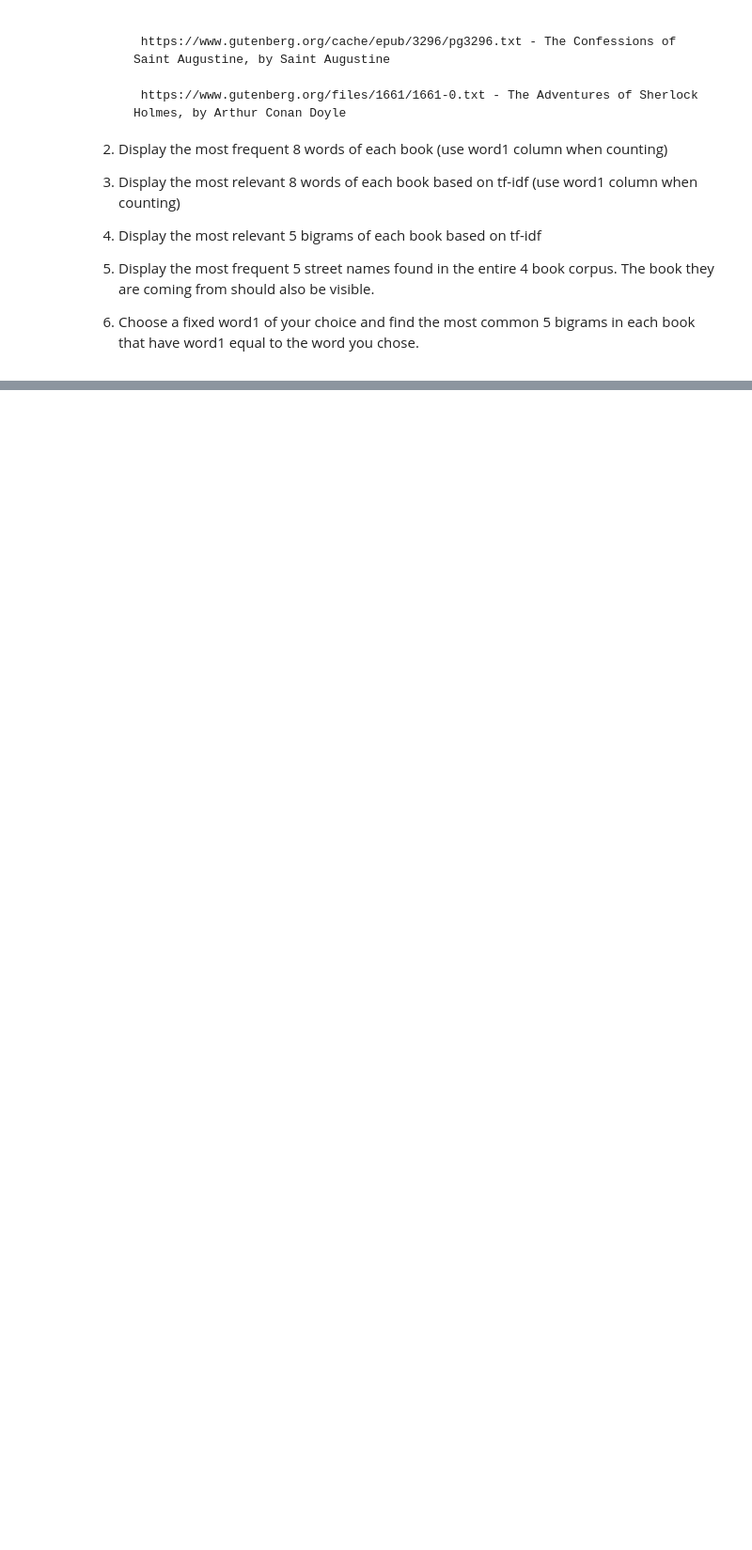
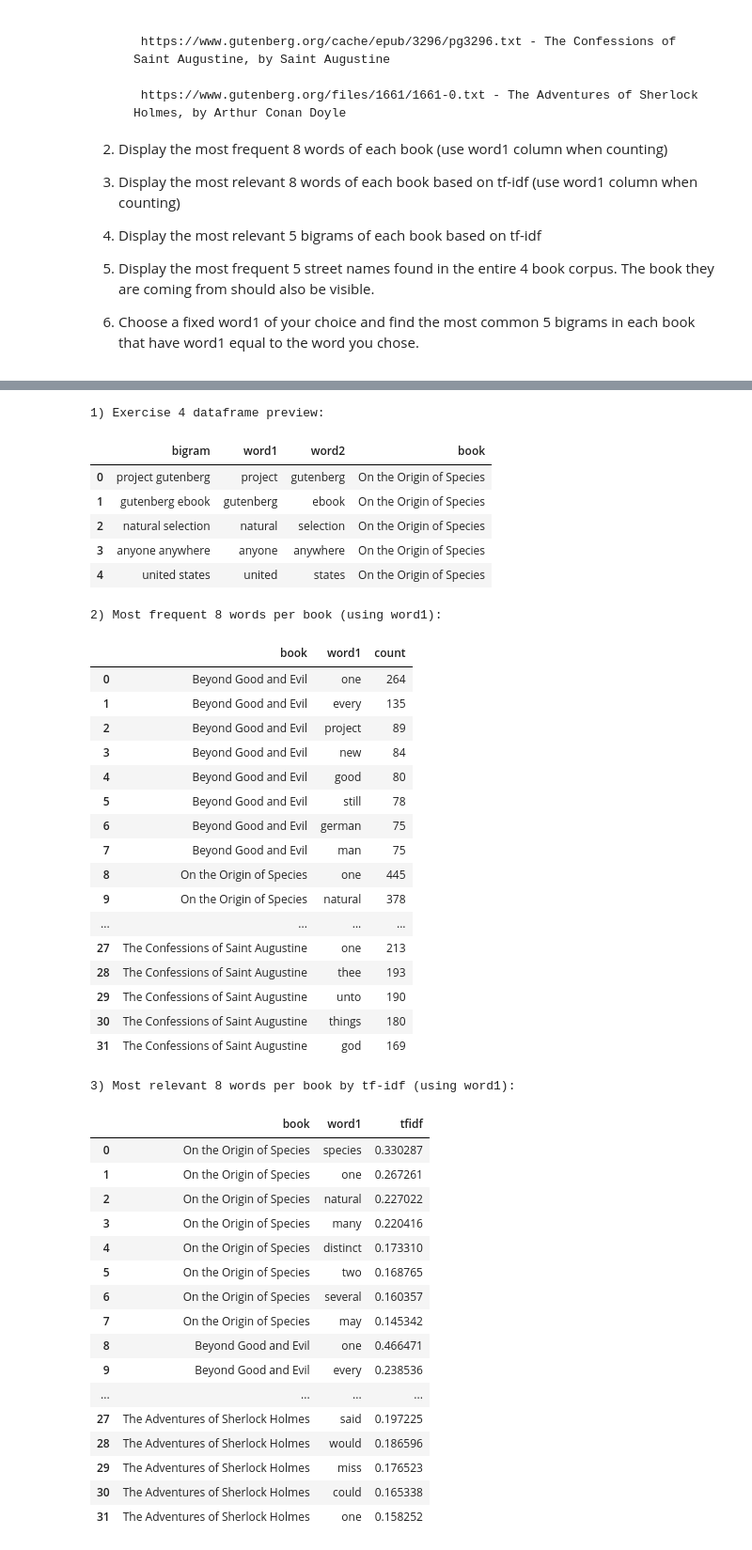
Before and after one commit to AlexandruCL/An_3, a Jupyter notebook: Sem_2/DM/Week_4/DM3_2025.ipynb, the cells around one changed output, grey strips where cells are left out. Shown at 94% size. Saved outputs shown, nothing was run; the diff lists cells and outputs as text; code cells hidden in the pictures; blank space fills up the shorter version.

```diff
--- a/Sem_2/DM/Week_4/DM3_2025.ipynb
+++ b/Sem_2/DM/Week_4/DM3_2025.ipynb
@@ -809,6 +809,4 @@ fixed_top5_per_book = (
 
 print(f"6) Top 5 bigrams per book with fixed word1 = '{fixed_word1}':")
 display(fixed_top5_per_book)
-
-# Final dataframe for Exercise 4
-exercise4_df.head()
+# %% [output]
@@ -814,0 +822,43 @@ exercise4_df.head()
+1) Exercise 4 dataframe preview:
+|  | bigram | word1 | word2 | book |
+| 0 | project gutenberg | project | gutenberg | On the Origin of Species |
+| 1 | gutenberg ebook | gutenberg | ebook | On the Origin of Species |
+| 2 | natural selection | natural | selection | On the Origin of Species |
+| 3 | anyone anywhere | anyone | anywhere | On the Origin of Species |
+| 4 | united states | united | states | On the Origin of Species |
+2) Most frequent 8 words per book (using word1):
+|  | book | word1 | count |
+| 0 | Beyond Good and Evil | one | 264 |
+| 1 | Beyond Good and Evil | every | 135 |
+| 2 | Beyond Good and Evil | project | 89 |
+| 3 | Beyond Good and Evil | new | 84 |
+| 4 | Beyond Good and Evil | good | 80 |
+| 5 | Beyond Good and Evil | still | 78 |
+| 6 | Beyond Good and Evil | german | 75 |
+| 7 | Beyond Good and Evil | man | 75 |
+| 8 | On the Origin of Species | one | 445 |
+| 9 | On the Origin of Species | natural | 378 |
+| ... | ... | ... | ... |
+| 27 | The Confessions of Saint Augustine | one | 213 |
+| 28 | The Confessions of Saint Augustine | thee | 193 |
+| 29 | The Confessions of Saint Augustine | unto | 190 |
+| 30 | The Confessions of Saint Augustine | things | 180 |
+| 31 | The Confessions of Saint Augustine | god | 169 |
+3) Most relevant 8 words per book by tf-idf (using word1):
+|  | book | word1 | tfidf |
+| 0 | On the Origin of Species | species | 0.330287 |
+| 1 | On the Origin of Species | one | 0.267261 |
+| 2 | On the Origin of Species | natural | 0.227022 |
+| 3 | On the Origin of Species | many | 0.220416 |
+| 4 | On the Origin of Species | distinct | 0.173310 |
+| 5 | On the Origin of Species | two | 0.168765 |
+| 6 | On the Origin of Species | several | 0.160357 |
+| 7 | On the Origin of Species | may | 0.145342 |
+| 8 | Beyond Good and Evil | one | 0.466471 |
+| 9 | Beyond Good and Evil | every | 0.238536 |
+| ... | ... | ... | ... |
+| 27 | The Adventures of Sherlock Holmes | said | 0.197225 |
+| 28 | The Adventures of Sherlock Holmes | would | 0.186596 |
+| 29 | The Adventures of Sherlock Holmes | miss | 0.176523 |
+| 30 | The Adventures of Sherlock Holmes | could | 0.165338 |
+| 31 | The Adventures of Sherlock Holmes | one | 0.158252 |
```
Also changed, not shown: parts of 11 cells of this notebook, 1 other file.
